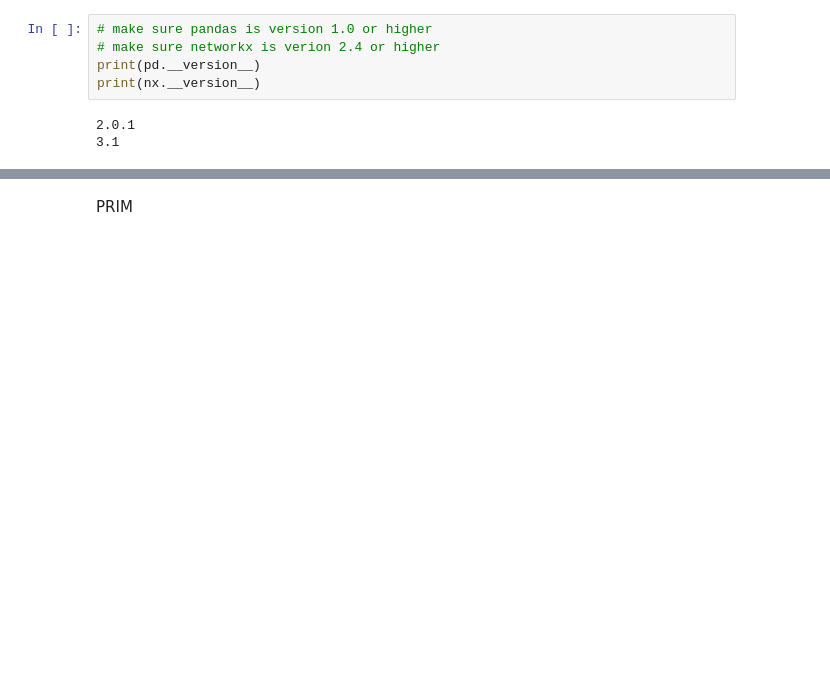
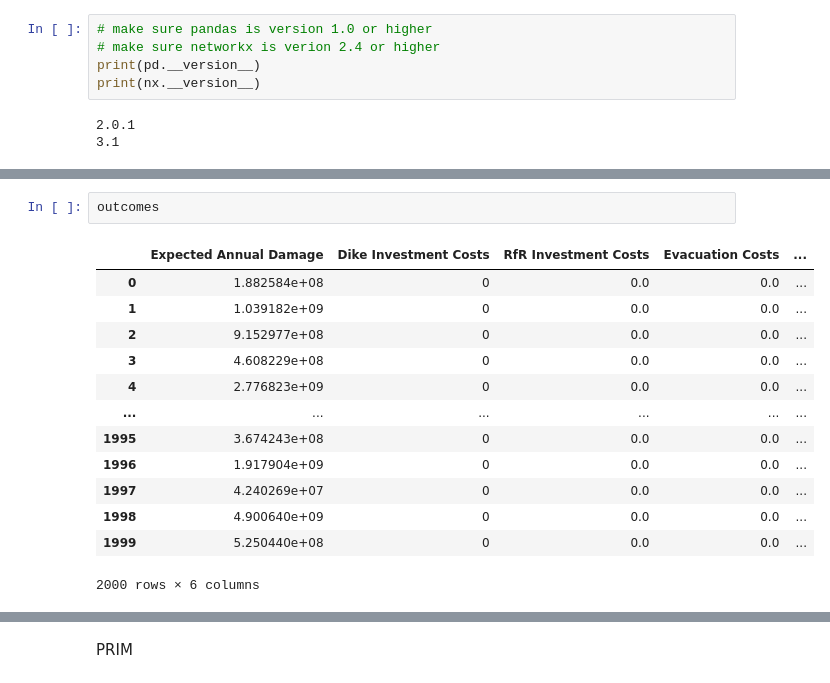
Before and after one commit to BRtudelft/Group1_EPA1361_Model-based_Decision-making, a Jupyter notebook: MORDM_1_problem_formulation.ipynb, the cells around one changed output, grey strips where cells are left out. Saved outputs shown, nothing was run; the diff lists cells and outputs as text; blank space fills up the shorter version.

```diff
--- a/MORDM_1_problem_formulation.ipynb
+++ b/MORDM_1_problem_formulation.ipynb
@@ -61,0 +37,16 @@ data
+# %%
+outcomes
+# %% [output]
+|  | Expected Annual Damage | Dike Investment Costs | RfR Investment Costs | Evacuation Costs | ... |
+| 0 | 1.882584e+08 | 0 | 0.0 | 0.0 | ... |
+| 1 | 1.039182e+09 | 0 | 0.0 | 0.0 | ... |
+| 2 | 9.152977e+08 | 0 | 0.0 | 0.0 | ... |
+| 3 | 4.608229e+08 | 0 | 0.0 | 0.0 | ... |
+| 4 | 2.776823e+09 | 0 | 0.0 | 0.0 | ... |
+| ... | ... | ... | ... | ... | ... |
+| 1995 | 3.674243e+08 | 0 | 0.0 | 0.0 | ... |
+| 1996 | 1.917904e+09 | 0 | 0.0 | 0.0 | ... |
+| 1997 | 4.240269e+07 | 0 | 0.0 | 0.0 | ... |
+| 1998 | 4.900640e+09 | 0 | 0.0 | 0.0 | ... |
+| 1999 | 5.250440e+08 | 0 | 0.0 | 0.0 | ... |
+2000 rows × 6 columns
```
Also changed, not shown: parts of 17 cells of this notebook, 1 other file.
